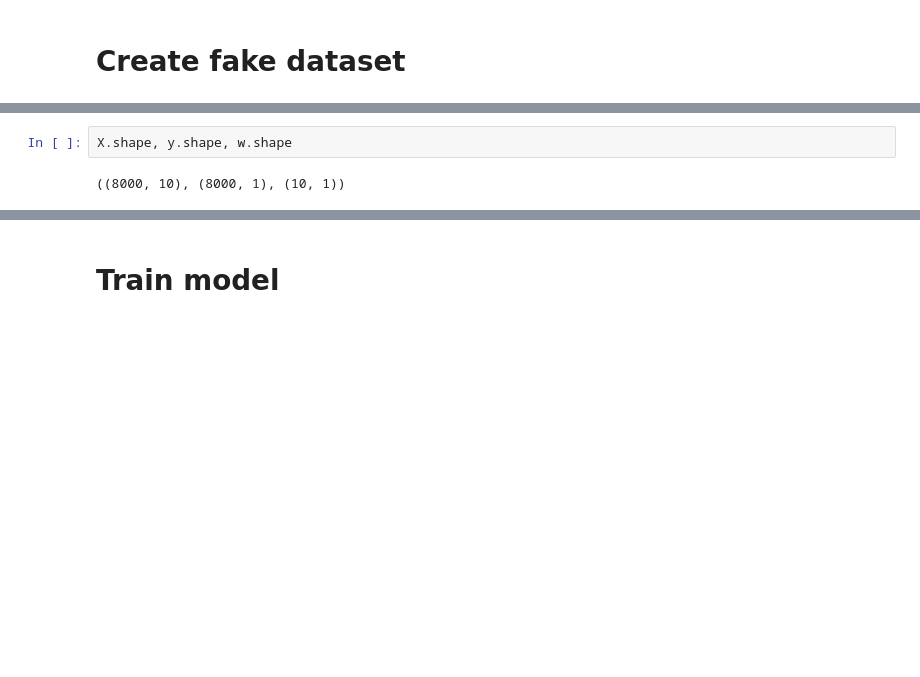
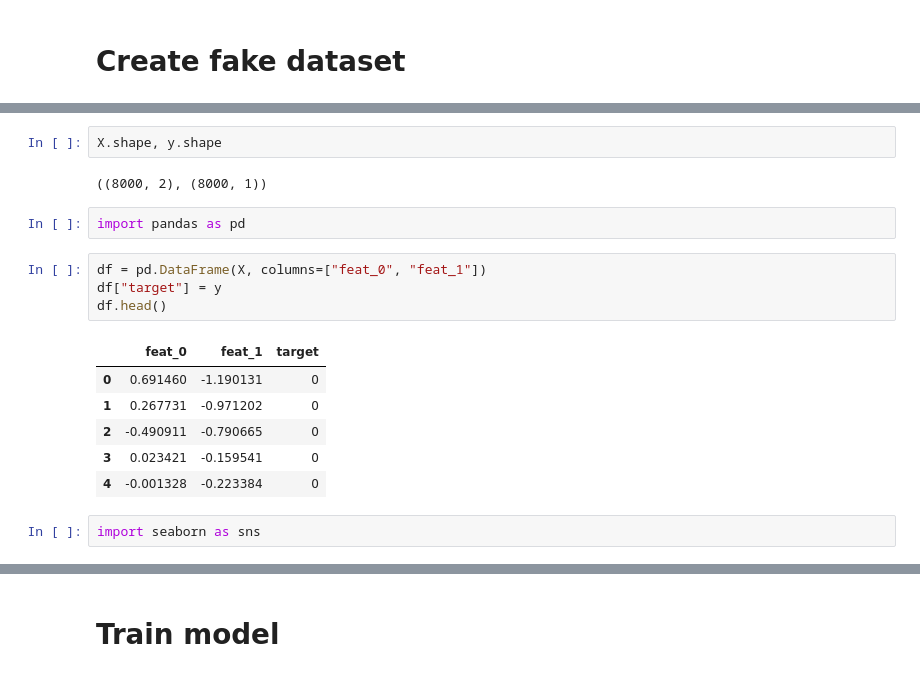
Before and after one commit to msank00/ml_algo_from_scratch, a Jupyter notebook: logistic_regression.ipynb, the cells around one changed output, grey strips where cells are left out. Saved outputs shown, nothing was run; the diff lists cells and outputs as text; blank space fills up the shorter version.

```diff
--- a/logistic_regression.ipynb
+++ b/logistic_regression.ipynb
@@ -206,4 +281,19 @@ w = np.random.rand(nf,1)
 # %%
-X.shape, y.shape, w.shape
+X.shape, y.shape
 # %% [output]
-((8000, 10), (8000, 1), (10, 1))
+((8000, 2), (8000, 1))
+# %%
+import pandas as pd
+# %%
+df = pd.DataFrame(X, columns=["feat_0", "feat_1"])
+df["target"] = y
+df.head()
+# %% [output]
+|  | feat_0 | feat_1 | target |
+| 0 | 0.691460 | -1.190131 | 0 |
+| 1 | 0.267731 | -0.971202 | 0 |
+| 2 | -0.490911 | -0.790665 | 0 |
+| 3 | 0.023421 | -0.159541 | 0 |
+| 4 | -0.001328 | -0.223384 | 0 |
+# %%
+import seaborn as sns
```
Also changed, not shown: parts of 34 cells of this notebook.
